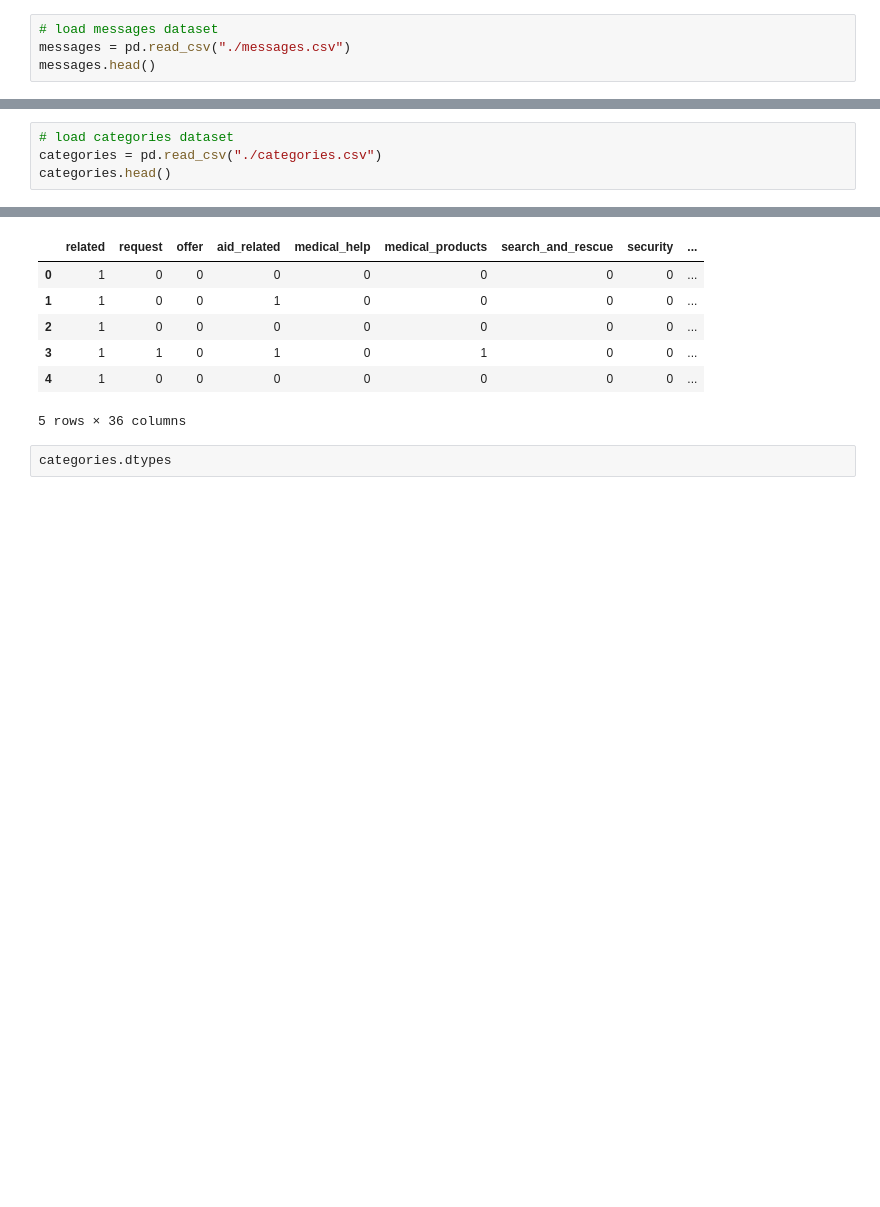
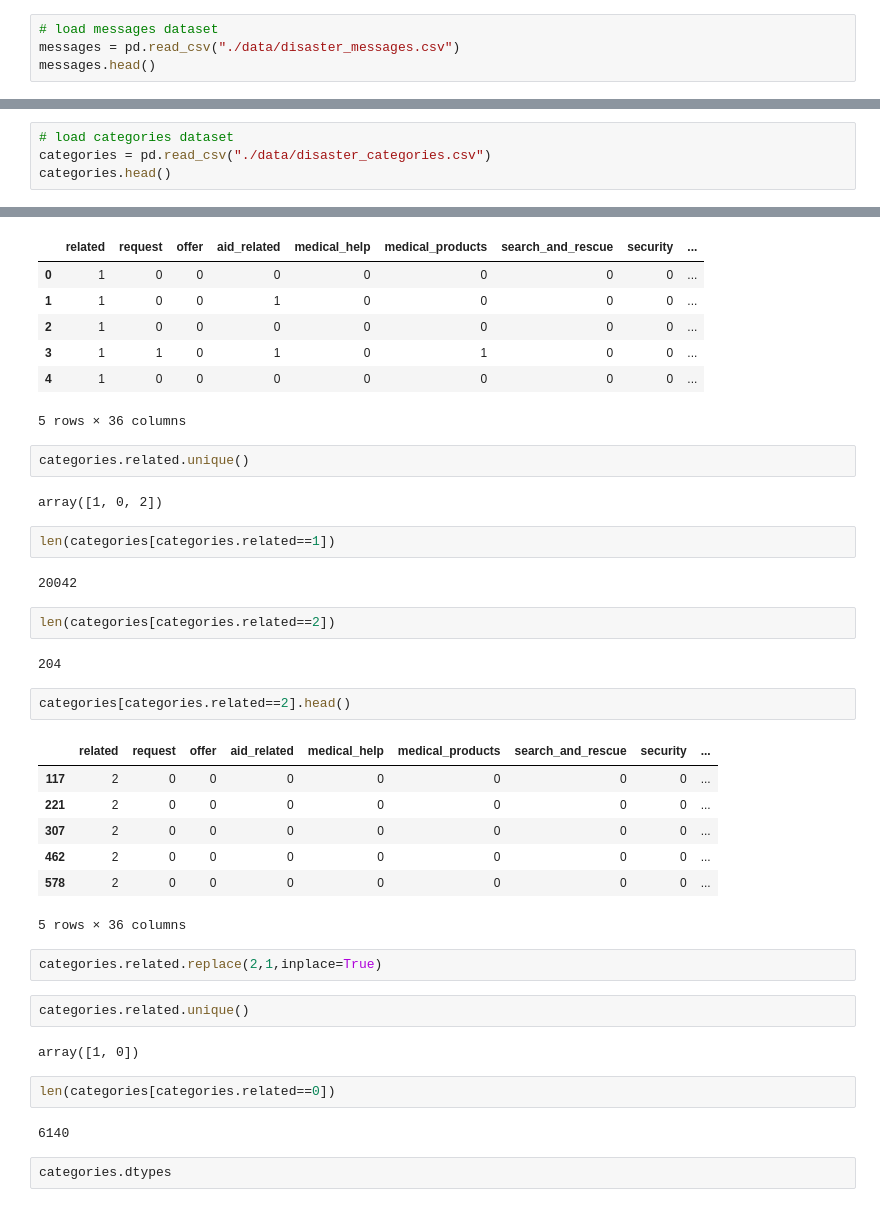
Before and after one commit to allhanz/disaster_response_pipeline, a Jupyter notebook: ETL Pipeline Preparation.ipynb, the cells around one changed output, grey strips where cells are left out. Saved outputs shown, nothing was run; the diff lists cells and outputs as text; blank space fills up the shorter version.

```diff
--- a/ETL Pipeline Preparation.ipynb
+++ b/ETL Pipeline Preparation.ipynb
@@ -14,7 +14,7 @@ import pandas as pd
 from sqlalchemy import create_engine
 # %%
 # load messages dataset
-messages = pd.read_csv("./messages.csv")
+messages = pd.read_csv("./data/disaster_messages.csv")
 messages.head()
 # %% [output]
 |  | id | message | original | genre |
@@ -29,7 +29,7 @@ len(messages)
 26248
 # %%
 # load categories dataset
-categories = pd.read_csv("./categories.csv")
+categories = pd.read_csv("./data/disaster_categories.csv")
 categories.head()
 # %% [output]
 |  | id | categories |
@@ -137,6 +138,38 @@ categories.head()
 | 3 | 1 | 1 | 0 | 1 | 0 | 1 | 0 | 0 | ... |
 | 4 | 1 | 0 | 0 | 0 | 0 | 0 | 0 | 0 | ... |
 5 rows × 36 columns
+# %%
+categories.related.unique()
+# %% [output]
+array([1, 0, 2])
+# %%
+len(categories[categories.related==1])
+# %% [output]
+20042
+# %%
+len(categories[categories.related==2])
+# %% [output]
+204
+# %%
+categories[categories.related==2].head()
+# %% [output]
+|  | related | request | offer | aid_related | medical_help | medical_products | search_and_rescue | security | ... |
+| 117 | 2 | 0 | 0 | 0 | 0 | 0 | 0 | 0 | ... |
+| 221 | 2 | 0 | 0 | 0 | 0 | 0 | 0 | 0 | ... |
+| 307 | 2 | 0 | 0 | 0 | 0 | 0 | 0 | 0 | ... |
+| 462 | 2 | 0 | 0 | 0 | 0 | 0 | 0 | 0 | ... |
+| 578 | 2 | 0 | 0 | 0 | 0 | 0 | 0 | 0 | ... |
+5 rows × 36 columns
+# %%
+categories.related.replace(2,1,inplace=True)
+# %%
+categories.related.unique()
+# %% [output]
+array([1, 0])
+# %%
+len(categories[categories.related==0])
+# %% [output]
+6140
 # %%
 categories.dtypes
 # %% [output]
```
Also changed, not shown: parts of 1 cell of this notebook, 4 other files.
